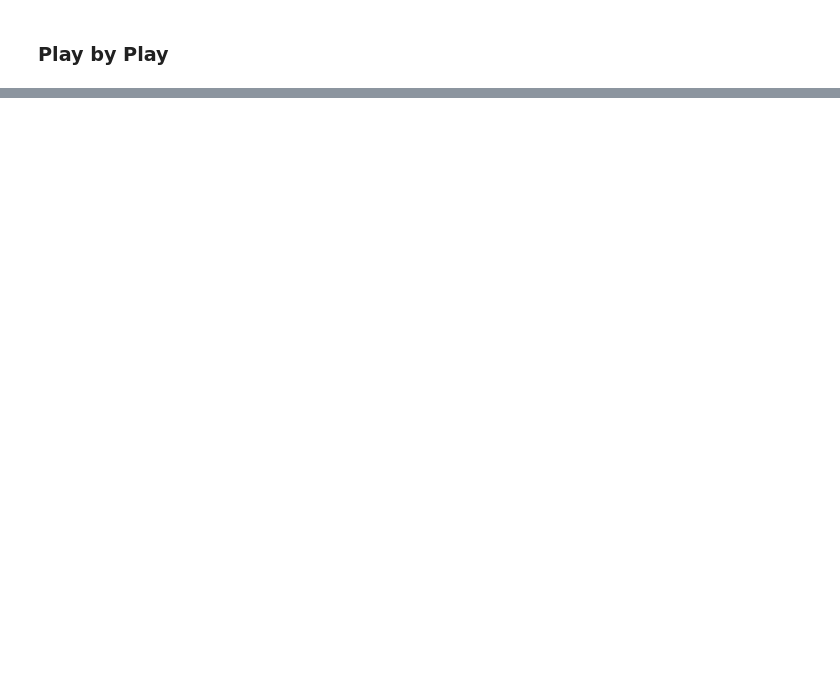
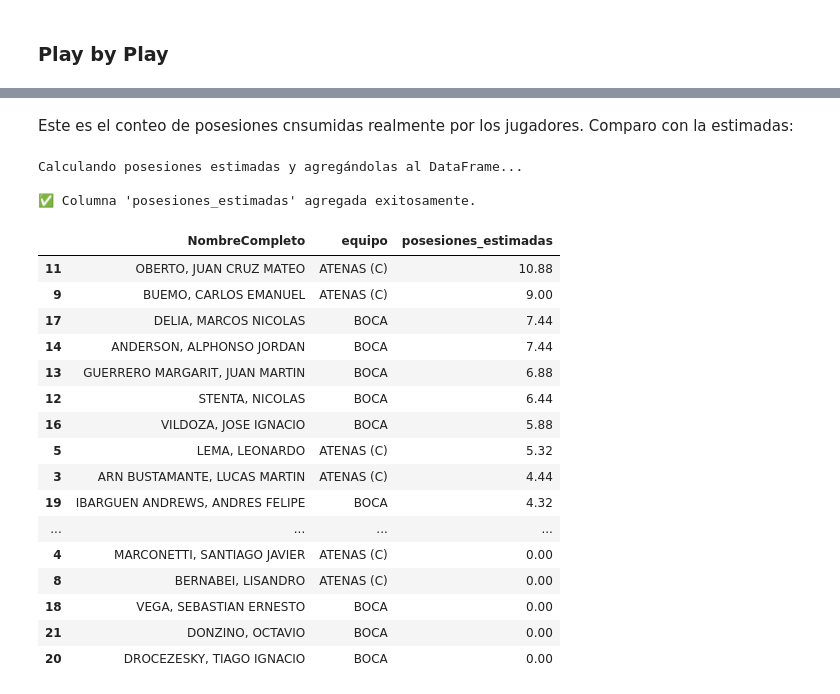
Before and after one commit to RomanLanda11/lnb-web-scraping, a Jupyter notebook: notebook/poc_scrapping.ipynb, the cells around one changed output, grey strips where cells are left out. Drawn from its saved outputs; the diff is of its cells as text; code cells hidden in the pictures; blank space fills up the shorter version.

```diff
--- a/notebook/poc_scrapping.ipynb
+++ b/notebook/poc_scrapping.ipynb
@@ -651,0 +809,66 @@ df_acciones
+# %% [markdown]
+Este es el conteo de posesiones cnsumidas realmente por los jugadores. Comparo con la estimadas:
+# %%
+print("Calculando posesiones estimadas y agregándolas al DataFrame...")
+
+try:
+    # 1. Calculamos los Tiros de Campo Intentados (TCI)
+    tiros_de_campo_intentados = (
+        df_box_scores['TirosDosAciertos'] +
+        df_box_scores['TirosDosFallos'] +
+        df_box_scores['TirosTresAciertos'] +
+        df_box_scores['TirosTresFallos']
+    )
+
+    # 2. Calculamos los Tiros Libres Intentados (TLI)
+    tiros_libres_intentados = (
+        df_box_scores['TirosLibresAciertos'] +
+        df_box_scores['TirosLibresFallos']
+    )
+
+    # 3. Aplicamos la fórmula completa para las posesiones estimadas
+    df_box_scores['posesiones_estimadas'] = (
+        tiros_de_campo_intentados +
+        (0.44 * tiros_libres_intentados) +
+        df_box_scores['Perdidas']
+    )
+
+    print("\n✅ Columna 'posesiones_estimadas' agregada exitosamente.")
+
+    # 4. Mostramos las columnas relevantes para comparar
+    # (Asegúrate de tener la columna 'posesiones_reales' de tu análisis anterior para una comparación directa)
+
+    columnas_a_mostrar = ['NombreCompleto', 'equipo', 'posesiones_estimadas']
+
+    # Si ya tienes la columna de posesiones reales, la añadimos para comparar
+    if 'posesiones_reales' in df_box_scores.columns:
+        columnas_a_mostrar.append('posesiones_reales')
+
+    display(df_box_scores[columnas_a_mostrar].sort_values(by='posesiones_estimadas', ascending=False))
+
+except KeyError as e:
+    print(f"\n❌ Error: No se encontró la columna {e} en el DataFrame.")
+    print("Por favor, verifica que todos los nombres de columnas sean correctos.")
+except Exception as e:
+    print(f"\n❌ Ocurrió un error inesperado: {e}")
+# %% [output]
+Calculando posesiones estimadas y agregándolas al DataFrame...
+
+✅ Columna 'posesiones_estimadas' agregada exitosamente.
+|  | NombreCompleto | equipo | posesiones_estimadas |
+| 11 | OBERTO, JUAN CRUZ MATEO | ATENAS (C) | 10.88 |
+| 9 | BUEMO, CARLOS EMANUEL | ATENAS (C) | 9.00 |
+| 17 | DELIA, MARCOS NICOLAS | BOCA | 7.44 |
+| 14 | ANDERSON, ALPHONSO JORDAN | BOCA | 7.44 |
+| 13 | GUERRERO MARGARIT, JUAN MARTIN | BOCA | 6.88 |
+| 12 | STENTA, NICOLAS | BOCA | 6.44 |
+| 16 | VILDOZA, JOSE IGNACIO | BOCA | 5.88 |
+| 5 | LEMA, LEONARDO | ATENAS (C) | 5.32 |
+| 3 | ARN BUSTAMANTE, LUCAS MARTIN | ATENAS (C) | 4.44 |
+| 19 | IBARGUEN ANDREWS, ANDRES FELIPE | BOCA | 4.32 |
+| ... | ... | ... | ... |
+| 4 | MARCONETTI, SANTIAGO JAVIER | ATENAS (C) | 0.00 |
+| 8 | BERNABEI, LISANDRO | ATENAS (C) | 0.00 |
+| 18 | VEGA, SEBASTIAN ERNESTO | BOCA | 0.00 |
+| 21 | DONZINO, OCTAVIO | BOCA | 0.00 |
+| 20 | DROCEZESKY, TIAGO IGNACIO | BOCA | 0.00 |
```
Also changed, not shown: parts of 9 cells of this notebook, 1 other file.
